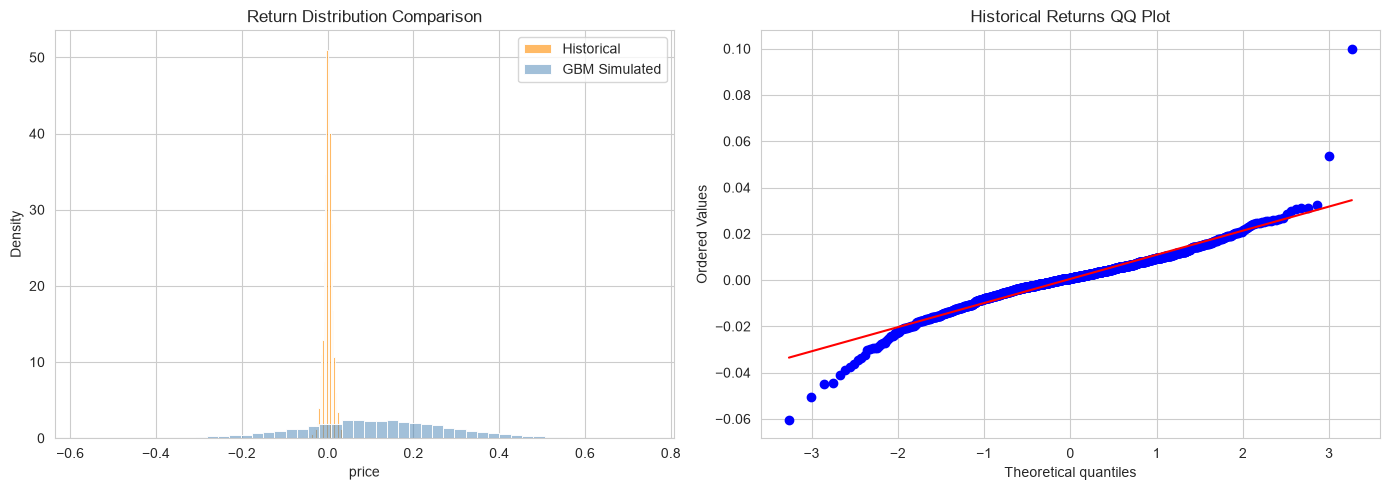
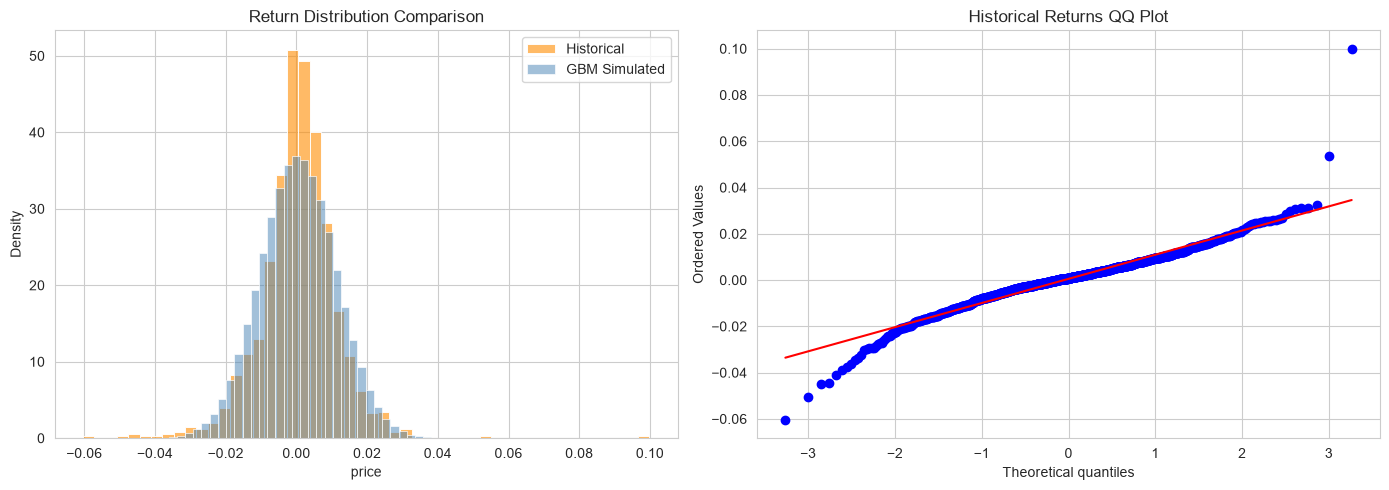
The change to this notebook cell's code, shown as a diff; its figure went from the first image to the second:
--- before
+++ after
@@ -1,8 +1,8 @@
-sim_returns = np.log(terminal / S0)
+sim_daily_returns = np.diff(np.log(paths), axis=1).flatten()
 
 fig, axes = plt.subplots(1, 2, figsize=(14, 5))
 
 sns.histplot(returns, bins=50, stat="density", color="darkorange", alpha=0.6, ax=axes[0], label="Historical")
-sns.histplot(sim_returns, bins=50, stat="density", color="steelblue", alpha=0.5, ax=axes[0], label="GBM Simulated")
+sns.histplot(sim_daily_returns, bins=50, stat="density", color="steelblue", alpha=0.5, ax=axes[0], label="GBM Simulated")
 axes[0].set_title("Return Distribution Comparison")
 axes[0].legend()

Commit: derivatives risk engine